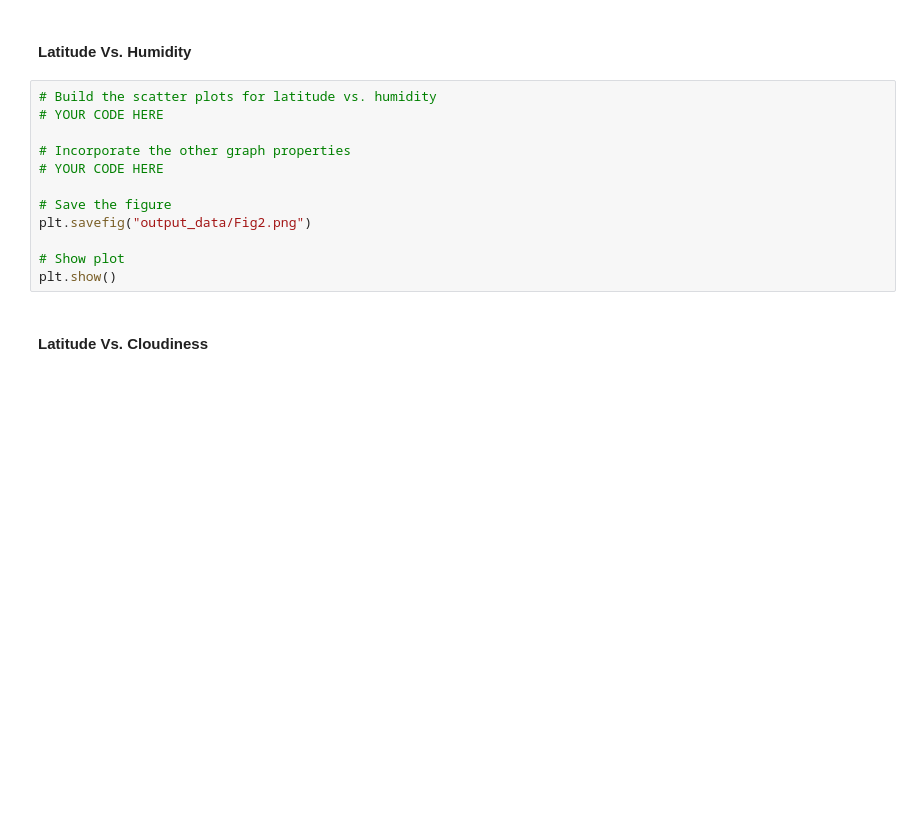
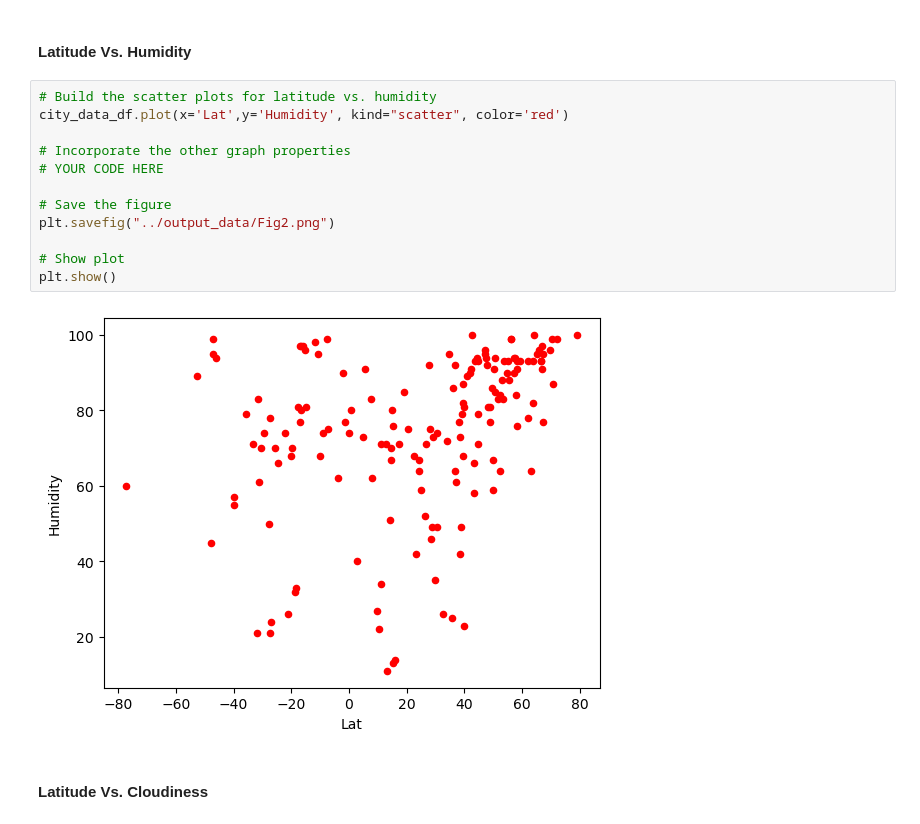
Before and after one commit to bjhepburn/weather_challenge, a Jupyter notebook: weatherpy/WeatherPy.ipynb, the cells around one changed output. Drawn from its saved outputs; the diff is of its cells as text; blank space fills up the shorter version.

```diff
--- a/weatherpy/WeatherPy.ipynb
+++ b/weatherpy/WeatherPy.ipynb
@@ -189,16 +209,18 @@ plt.show()
 #### Latitude Vs. Humidity
 # %%
 # Build the scatter plots for latitude vs. humidity
-# YOUR CODE HERE
+city_data_df.plot(x='Lat',y='Humidity', kind="scatter", color='red')
 
 # Incorporate the other graph properties
 # YOUR CODE HERE
 
 # Save the figure
-plt.savefig("output_data/Fig2.png")
+plt.savefig("../output_data/Fig2.png")
 
 # Show plot
 plt.show()
+# %% [output]
+[figure, added]
 # %% [markdown]
 #### Latitude Vs. Cloudiness
 # %%
```
Also changed, not shown: parts of 15 cells of this notebook, 5 other files.
